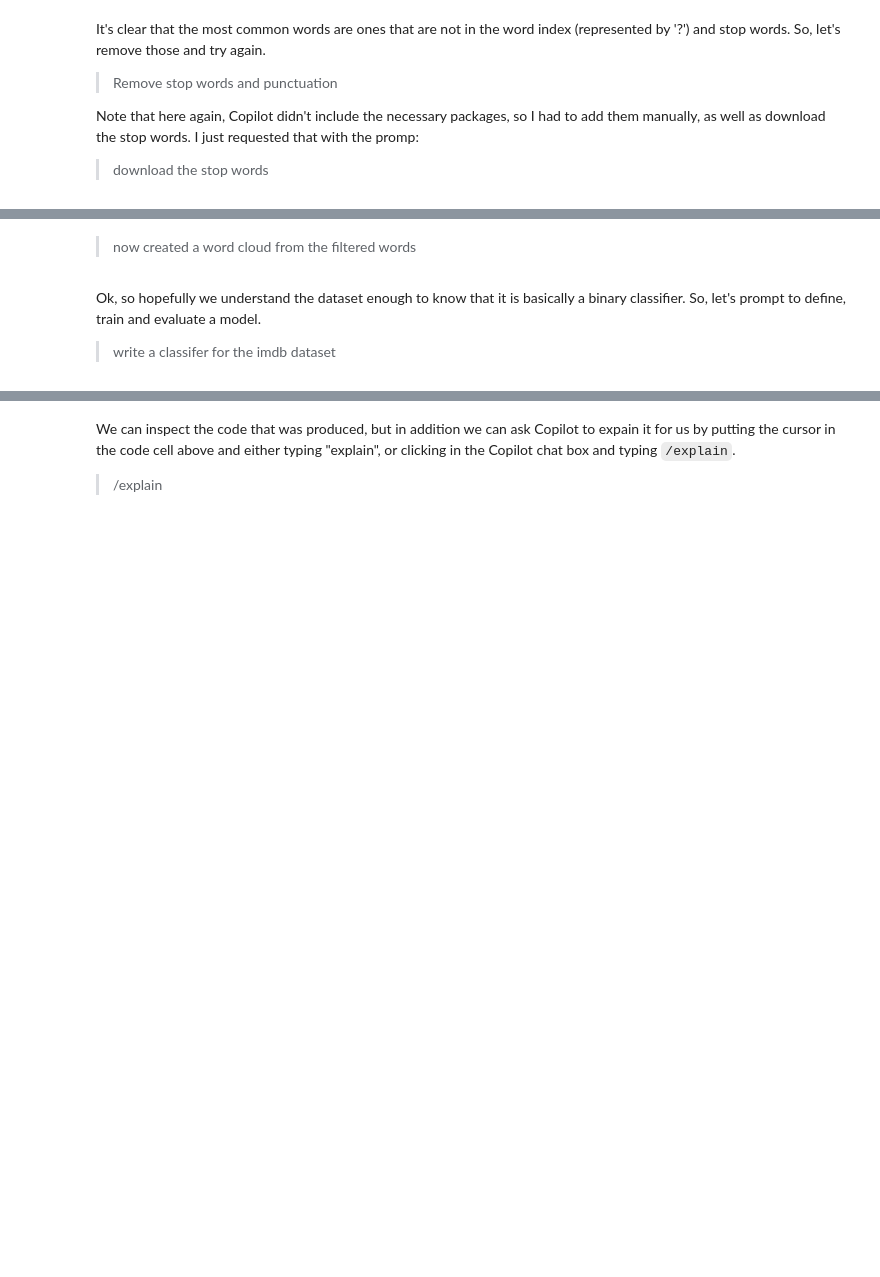
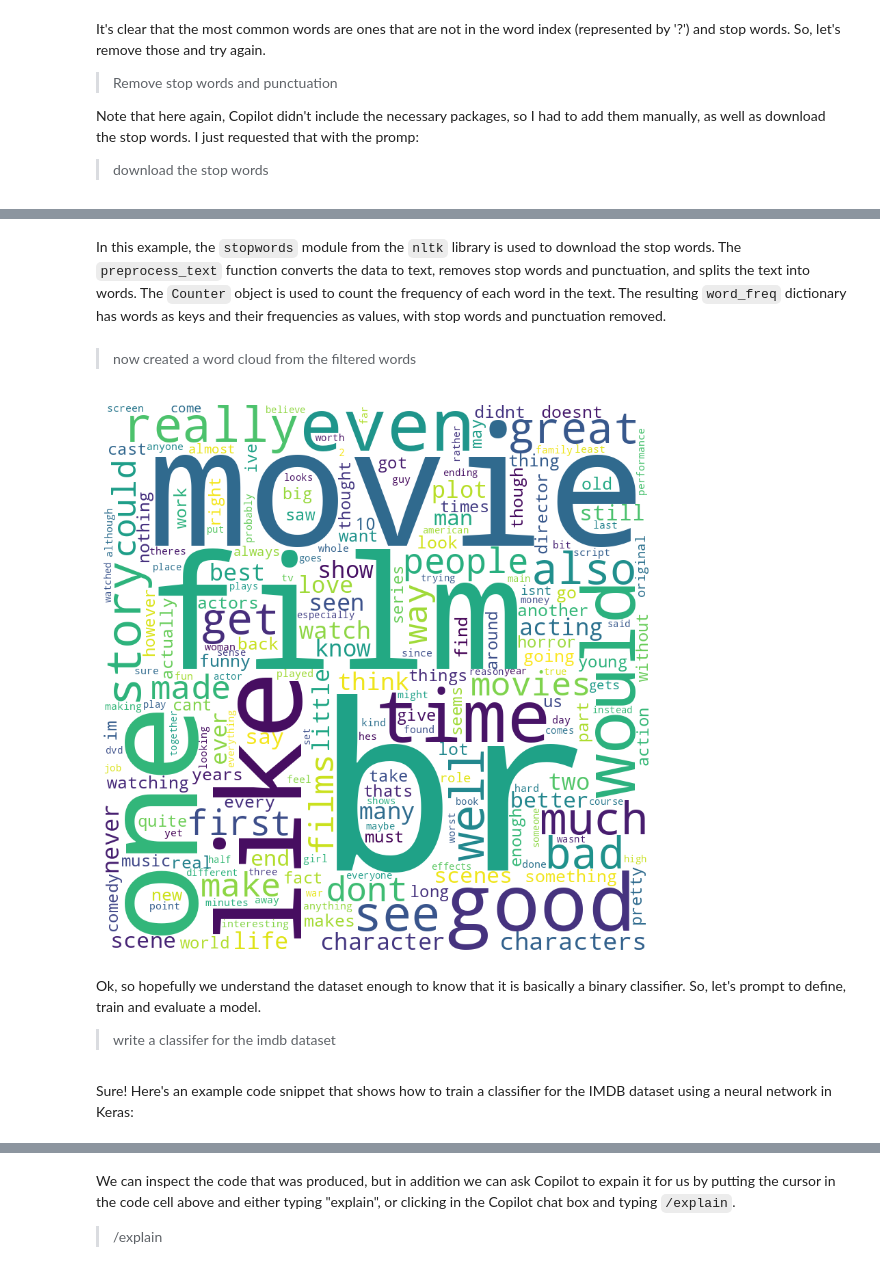
Before and after one commit to BU-Spark/ml-549-course, a Jupyter notebook: class_acts/fall23/genai_imdb_vanising.ipynb, the cells around one changed output, grey strips where cells are left out. Cells and saved outputs as stored; diff of their text form; code cells hidden in the pictures; blank space fills up the shorter version.

```diff
--- a/class_acts/fall23/genai_imdb_vanising.ipynb
+++ b/class_acts/fall23/genai_imdb_vanising.ipynb
@@ -67,7 +175,26 @@ with the promp:
+# %% [markdown]
+
+
+In this example, the `stopwords` module from the `nltk` library is used to download the stop words. The `preprocess_text` function converts the data to text, removes stop words and punctuation, and splits the text into words. The `Counter` object is used to count the frequency of each word in the text. The resulting `word_freq` dictionary has words as keys and their frequencies as values, with stop words and punctuation removed.
 # %% [markdown]
 > now created a word cloud from the filtered words
+# %%
+# Create a WordCloud object with the word frequencies
+wordcloud = WordCloud(width=800, height=800, background_color='white', max_words=200, relative_scaling=0.5).generate_from_frequencies(word_freq)
+
+# Display the word cloud
+import matplotlib.pyplot as plt
+plt.figure(figsize=(8,8), facecolor=None)
+plt.imshow(wordcloud)
+plt.axis("off")
+plt.tight_layout(pad=0)
+plt.show()
+# %% [output]
+[figure, added]
 # %% [markdown]
 Ok, so hopefully we understand the dataset enough to know that it is basically
 a binary classifier. So, let's prompt to define, train and evaluate a model.
 
 > write a classifer for the imdb dataset
+# %% [markdown]
+Sure! Here's an example code snippet that shows how to train a classifier for the IMDB dataset using a neural network in Keras:
```
Also changed, not shown: parts of 23 cells of this notebook.
